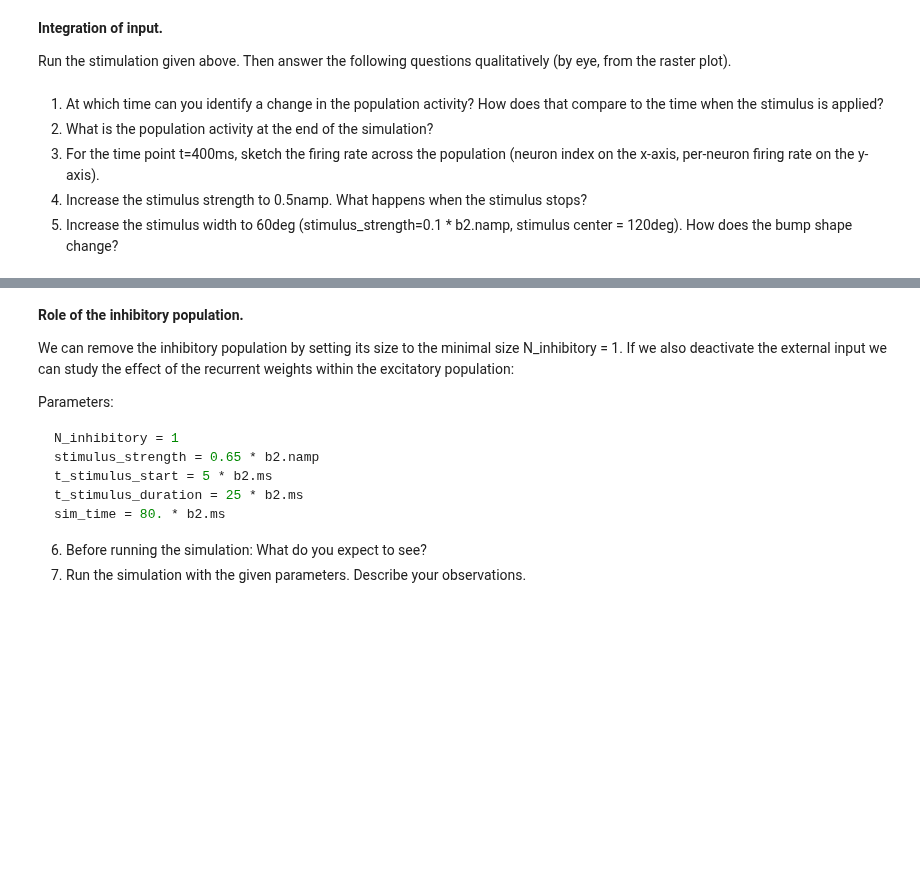
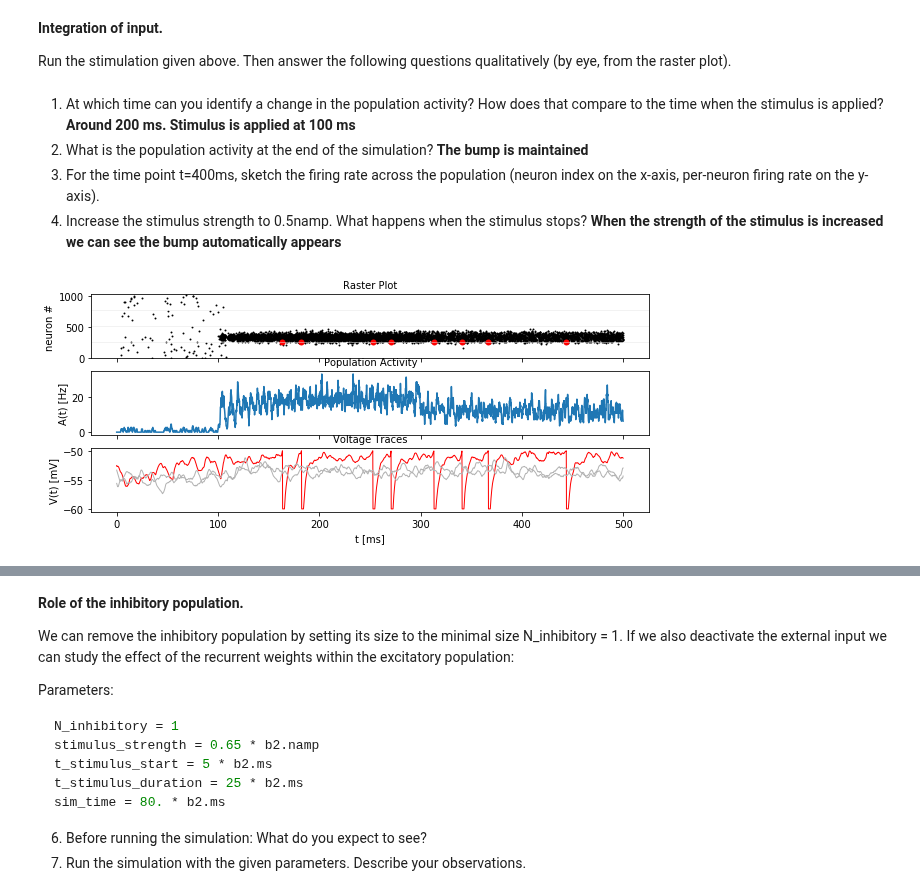
Before and after one commit to mackelab/msne-lsmlsda-2019, a Jupyter notebook: your-code/Project3_AdCrLa/03_spatial_working_memory.ipynb, the cells around one changed output, grey strips where cells are left out. Cells and saved outputs as stored; diff of their text form; code cells hidden in the pictures; blank space fills up the shorter version.

```diff
--- a/your-code/Project3_AdCrLa/03_spatial_working_memory.ipynb
+++ b/your-code/Project3_AdCrLa/03_spatial_working_memory.ipynb
@@ -208,8 +227,33 @@ plt.show()
 
 Run the stimulation given above. Then answer the following questions qualitatively (by eye, from the raster plot).
 # %% [markdown]
-1.   At which time can you identify a change in the population activity? How does that compare to the time when the stimulus is applied?
-2.   What is the population activity at the end of the simulation?
+1.   At which time can you identify a change in the population activity? How does that compare to the time when the stimulus is applied? **Around 200 ms. Stimulus is applied at 100 ms**
+2.   What is the population activity at the end of the simulation? **The bump is maintained**
 3.   For the time point t=400ms, sketch the firing rate across the population (neuron index on the x-axis, per-neuron firing rate on the y-axis).
-4.   Increase the stimulus strength to 0.5namp. What happens when the stimulus stops?
-5.   Increase the stimulus width to 60deg (stimulus_strength=0.1 * b2.namp, stimulus center = 120deg). How does the bump shape change?
+4.   Increase the stimulus strength to 0.5namp. What happens when the stimulus stops? **When the strength of the stimulus is increased we can see the bump automatically appears**
+# %%
+# 4.
+rate_monitor_excit,\
+spike_monitor_excit,\
+voltage_monitor_excit,\
+idx_monitored_neurons_excit,\
+rate_monitor_inhib,\
+spike_monitor_inhib,\
+voltage_monitor_inhib,\
+idx_monitored_neurons_inhib,\
+weight_profile_45 = wm_model.simulate_wm(stimulus_center_deg=120,
+                                         stimulus_width_deg=30,
+                                         stimulus_strength=.5 * b2.namp,
+                                         t_stimulus_start=100 * b2.ms,
+                                         t_stimulus_duration=200 * b2.ms,
+                                         sim_time=500. * b2.ms)
+
+
+
+fig, ax_raster, ax_rate, ax_voltage = plot_tools.plot_network_activity(rate_monitor_excit,
+                                                                       spike_monitor_excit,
+                                                                       voltage_monitor_excit,
+                                                                       t_min=0. * b2.ms)
+plt.show()
+# %% [output]
+[figure, added]
```
Also changed, not shown: parts of 11 cells of this notebook.
